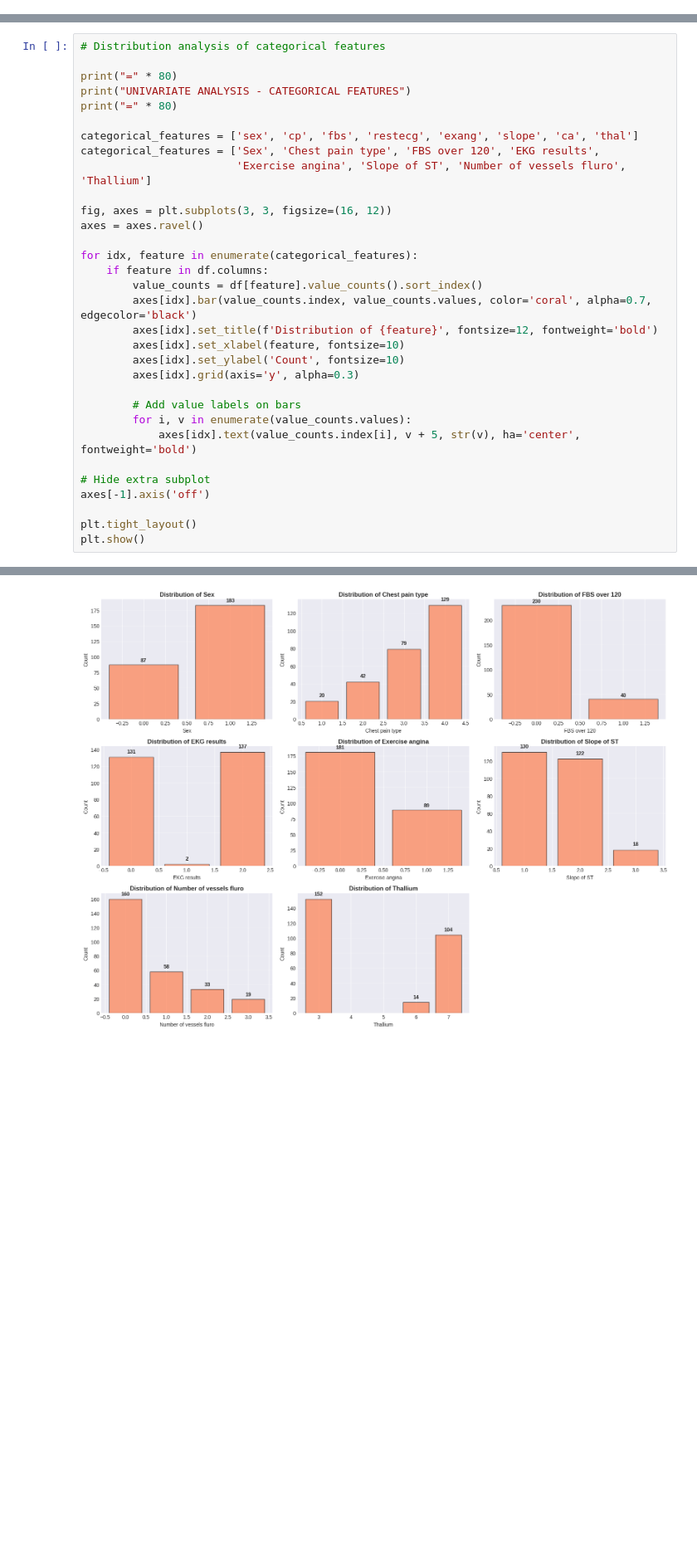
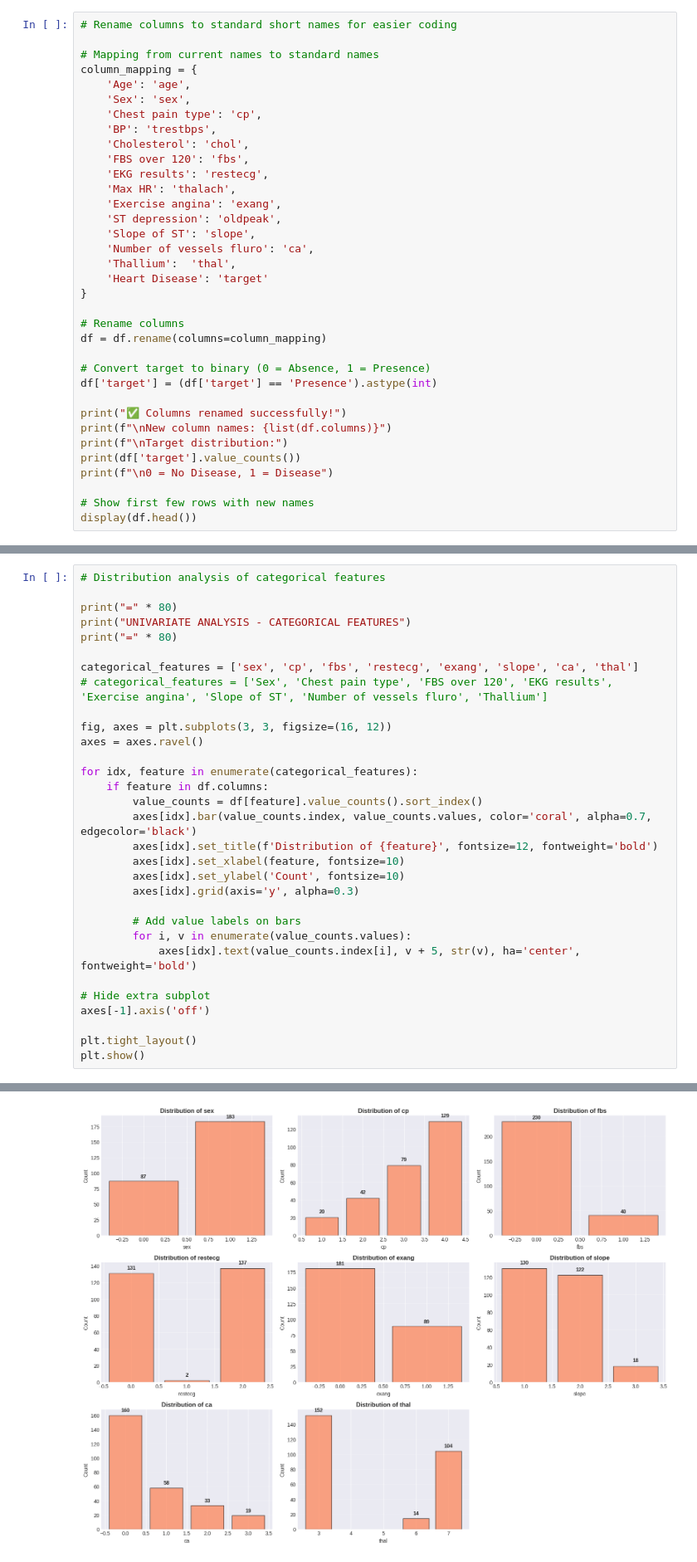
Before and after one commit to dataops95/ml-zoomcamp-homeworks-2025, a Jupyter notebook: capstone1/notebook.ipynb, the cells around one changed output, grey strips where cells are left out. Shown at 83% size. Drawn from its saved outputs; the diff is of its cells as text; blank space fills up the shorter version.

```diff
--- a/capstone1/notebook.ipynb
+++ b/capstone1/notebook.ipynb
@@ -68,0 +69,35 @@ Number of features: 14
+# %%
+# Rename columns to standard short names for easier coding
+
+# Mapping from current names to standard names
+column_mapping = {
+    'Age': 'age',
+    'Sex': 'sex',
+    'Chest pain type': 'cp',
+    'BP': 'trestbps',
+    'Cholesterol': 'chol',
+    'FBS over 120': 'fbs',
+    'EKG results': 'restecg',
+    'Max HR': 'thalach',
+    'Exercise angina': 'exang',
+    'ST depression': 'oldpeak',
+    'Slope of ST': 'slope',
+    'Number of vessels fluro': 'ca',
+    'Thallium':  'thal',
+    'Heart Disease': 'target'
+}
+
+# Rename columns
+df = df.rename(columns=column_mapping)
+
+# Convert target to binary (0 = Absence, 1 = Presence)
+df['target'] = (df['target'] == 'Presence').astype(int)
+
+print("✅ Columns renamed successfully!")
+print(f"\nNew column names: {list(df.columns)}")
+print(f"\nTarget distribution:")
+print(df['target'].value_counts())
+print(f"\n0 = No Disease, 1 = Disease")
+
+# Show first few rows with new names
+display(df.head())
@@ -385,36 +450,35 @@ print("=" * 80)
 print("UNIVARIATE ANALYSIS - CATEGORICAL FEATURES")
 print("=" * 80)
 
 categorical_features = ['sex', 'cp', 'fbs', 'restecg', 'exang', 'slope', 'ca', 'thal']
-categorical_features = ['Sex', 'Chest pain type', 'FBS over 120', 'EKG results',
-                        'Exercise angina', 'Slope of ST', 'Number of vessels fluro', 'Thallium']
+# categorical_features = ['Sex', 'Chest pain type', 'FBS over 120', 'EKG results', 'Exercise angina', 'Slope of ST', 'Number of vessels fluro', 'Thallium']
 
 fig, axes = plt.subplots(3, 3, figsize=(16, 12))
 axes = axes.ravel()
 
 for idx, feature in enumerate(categorical_features):
     if feature in df.columns:
         value_counts = df[feature].value_counts().sort_index()
         axes[idx].bar(value_counts.index, value_counts.values, color='coral', alpha=0.7, edgecolor='black')
         axes[idx].set_title(f'Distribution of {feature}', fontsize=12, fontweight='bold')
         axes[idx].set_xlabel(feature, fontsize=10)
         axes[idx].set_ylabel('Count', fontsize=10)
         axes[idx].grid(axis='y', alpha=0.3)
 
         # Add value labels on bars
         for i, v in enumerate(value_counts.values):
             axes[idx].text(value_counts.index[i], v + 5, str(v), ha='center', fontweight='bold')
 
 # Hide extra subplot
 axes[-1].axis('off')
 
 plt.tight_layout()
 plt.show()
 # %% [output]
 ================================================================================
 UNIVARIATE ANALYSIS - CATEGORICAL FEATURES
 ================================================================================
-[figure, old version]
+[figure, new version]
 # %% [markdown]
 # 10. Bivariate Analysis - Numerical vs Target
 # %%
```
Also changed, not shown: parts of 10 cells of this notebook.
